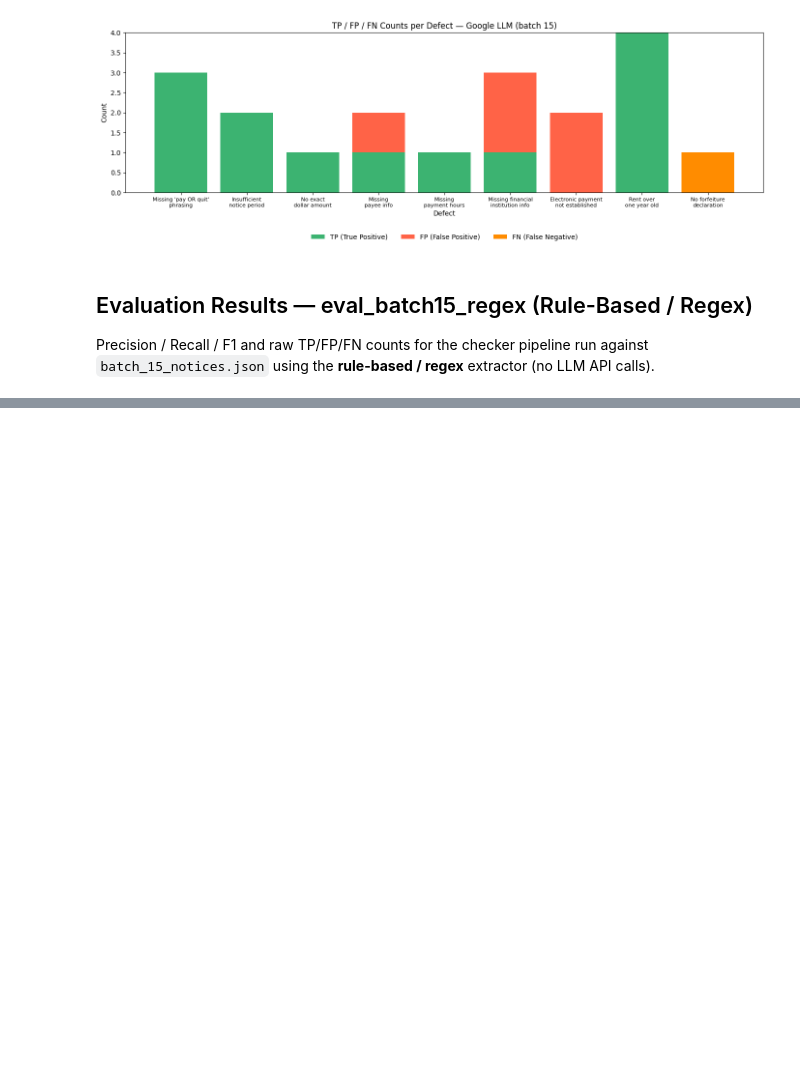
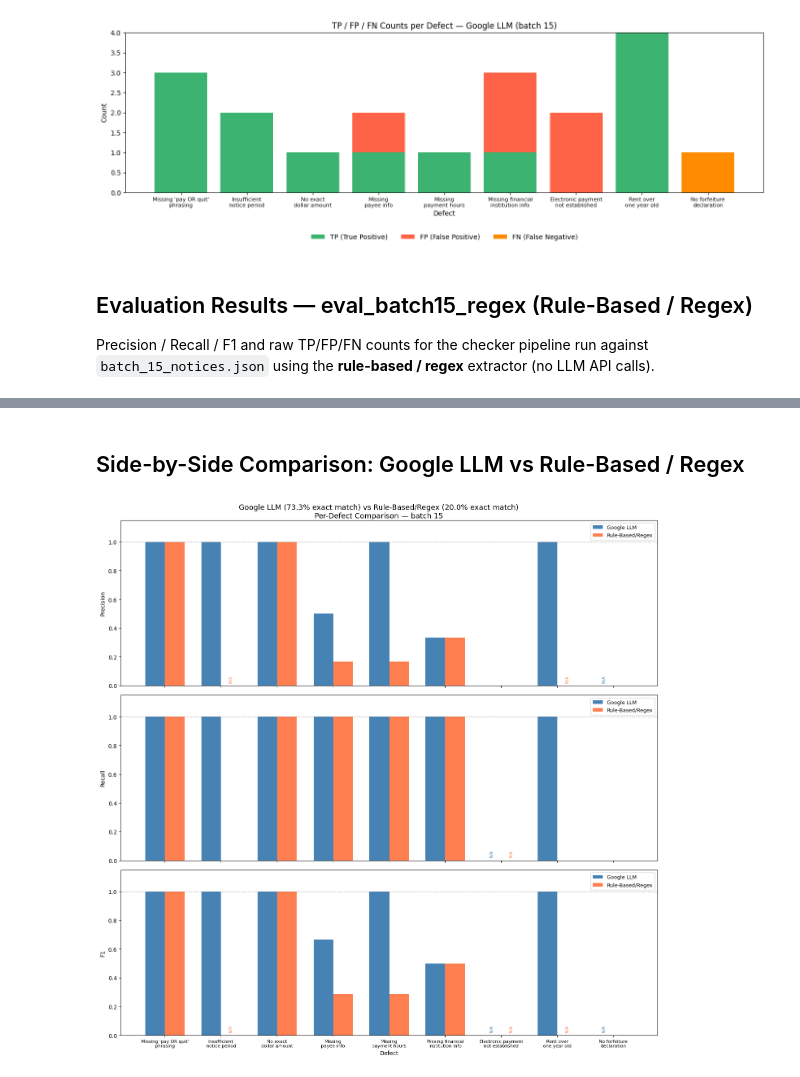
Before and after one commit to afsuarezg/law809e, a Jupyter notebook: synthetic_notices/visualize_batch_15_notices.ipynb, the cells around one changed output, grey strips where cells are left out. Cells and saved outputs as stored; diff of their text form; code cells hidden in the pictures; blank space fills up the shorter version.

```diff
--- a/synthetic_notices/visualize_batch_15_notices.ipynb
+++ b/synthetic_notices/visualize_batch_15_notices.ipynb
@@ -314,0 +320,57 @@ plt.show()
+# %% [markdown]
+## Side-by-Side Comparison: Google LLM vs Rule-Based / Regex
+# %%
+# --- Side-by-Side Comparison: Google LLM vs Rule-Based / Regex ---
+
+metrics = {
+    "Precision": (
+        [per_defect[d]["precision"] or 0.0 for d in defect_ids],
+        [per_defect_regex[d]["precision"] or 0.0 for d in defect_ids],
+        [d for d in defect_ids if per_defect[d]["precision"] is None],
+        [d for d in defect_ids if per_defect_regex[d]["precision"] is None],
+    ),
+    "Recall": (
+        [per_defect[d]["recall"] or 0.0 for d in defect_ids],
+        [per_defect_regex[d]["recall"] or 0.0 for d in defect_ids],
+        [d for d in defect_ids if per_defect[d]["recall"] is None],
+        [d for d in defect_ids if per_defect_regex[d]["recall"] is None],
+    ),
+    "F1": (
+        [per_defect[d]["f1"] or 0.0 for d in defect_ids],
+        [per_defect_regex[d]["f1"] or 0.0 for d in defect_ids],
+        [d for d in defect_ids if per_defect[d]["f1"] is None],
+        [d for d in defect_ids if per_defect_regex[d]["f1"] is None],
+    ),
+}
+
+x = np.arange(len(defect_ids))
+width = 0.35
+
+fig, axes = plt.subplots(3, 1, figsize=(14, 14), sharex=True)
+fig.suptitle(
+    f"Google LLM ({exact_match_pct}% exact match) vs Rule-Based/Regex ({exact_match_pct_regex}% exact match)\n"
+    "Per-Defect Comparison — batch 15",
+    fontsize=13,
+)
+
+for ax, (metric, (llm_vals, rx_vals, llm_nulls, rx_nulls)) in zip(axes, metrics.items()):
+    ax.bar(x - width / 2, llm_vals, width, label="Google LLM", color="steelblue")
+    ax.bar(x + width / 2, rx_vals,  width, label="Rule-Based/Regex", color="coral")
+    ax.axhline(y=1.0, color="grey", linestyle="--", linewidth=0.8, alpha=0.7)
+    for i, d in enumerate(defect_ids):
+        if d in llm_nulls:
+            ax.text(x[i] - width / 2, 0.02, "N/A", ha="center", va="bottom", fontsize=7, color="steelblue", rotation=90)
+        if d in rx_nulls:
+            ax.text(x[i] + width / 2, 0.02, "N/A", ha="center", va="bottom", fontsize=7, color="coral", rotation=90)
+    ax.set_ylabel(metric)
+    ax.set_ylim(0, 1.15)
+    ax.legend(loc="upper right", fontsize=9)
+
+axes[-1].set_xticks(x)
+axes[-1].set_xticklabels(defect_labels, rotation=0, ha="center", fontsize=8)
+axes[-1].set_xlabel("Defect")
+
+plt.tight_layout()
+plt.show()
+# %% [output]
+[figure, added]
```
Also changed, not shown: parts of 4 cells of this notebook, 20 other files.
